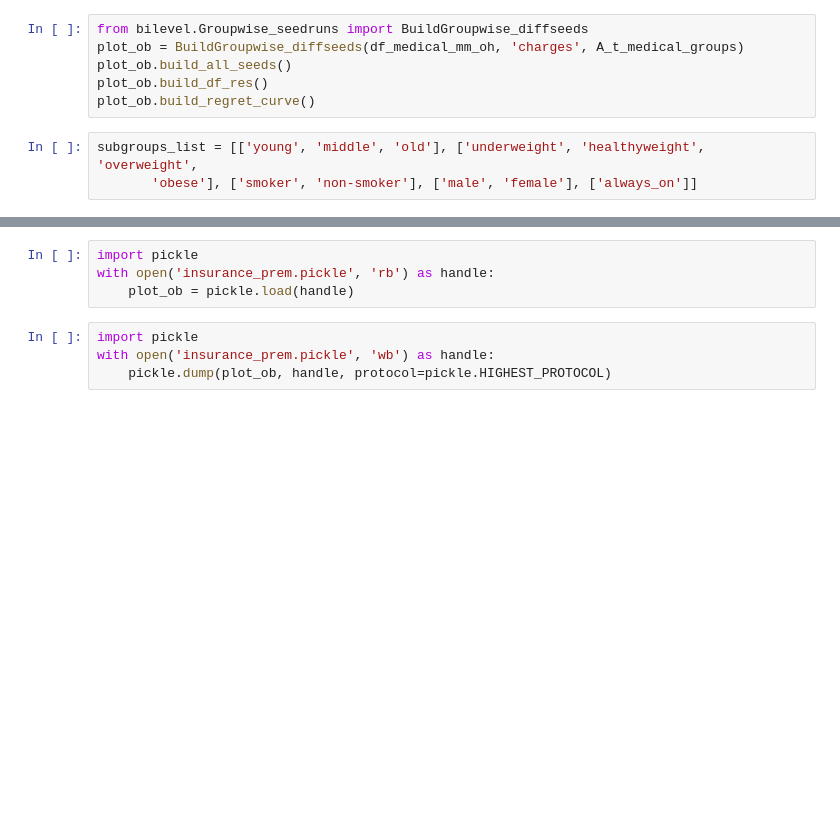
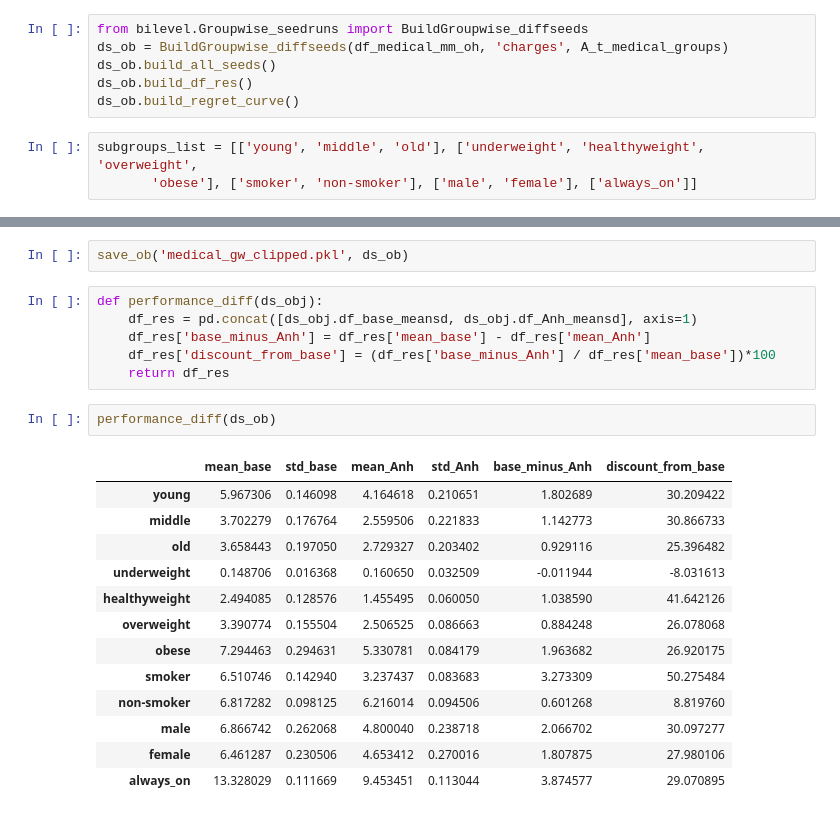
Before and after one commit to krishnacharya/multidecomp, a Jupyter notebook: iclr_res/groupwise_insurancepremium.ipynb, the cells around one changed output, grey strips where cells are left out. Cells and saved outputs as stored; diff of their text form; blank space fills up the shorter version.

```diff
--- a/iclr_res/groupwise_insurancepremium.ipynb
+++ b/iclr_res/groupwise_insurancepremium.ipynb
@@ -60,10 +60,10 @@ always_on        1338.0
 dtype: float64
 # %%
 from bilevel.Groupwise_seedruns import BuildGroupwise_diffseeds
-plot_ob = BuildGroupwise_diffseeds(df_medical_mm_oh, 'charges', A_t_medical_groups)
-plot_ob.build_all_seeds()
-plot_ob.build_df_res()
-plot_ob.build_regret_curve()
+ds_ob = BuildGroupwise_diffseeds(df_medical_mm_oh, 'charges', A_t_medical_groups)
+ds_ob.build_all_seeds()
+ds_ob.build_df_res()
+ds_ob.build_regret_curve()
 # %%
 subgroups_list = [['young', 'middle', 'old'], ['underweight', 'healthyweight', 'overweight',
        'obese'], ['smoker', 'non-smoker'], ['male', 'female'], ['always_on']]
@@ -114,8 +91,24 @@ overweight 386
-# %%
-import pickle
-with open('insurance_prem.pickle', 'rb') as handle:
-    plot_ob = pickle.load(handle)
-# %%
-import pickle
-with open('insurance_prem.pickle', 'wb') as handle:
-    pickle.dump(plot_ob, handle, protocol=pickle.HIGHEST_PROTOCOL)
+# %%
+save_ob('medical_gw_clipped.pkl', ds_ob)
+# %%
+def performance_diff(ds_obj):
+    df_res = pd.concat([ds_obj.df_base_meansd, ds_obj.df_Anh_meansd], axis=1)
+    df_res['base_minus_Anh'] = df_res['mean_base'] - df_res['mean_Anh']
+    df_res['discount_from_base'] = (df_res['base_minus_Anh'] / df_res['mean_base'])*100
+    return df_res
+# %%
+performance_diff(ds_ob)
+# %% [output]
+|  | mean_base | std_base | mean_Anh | std_Anh | base_minus_Anh | discount_from_base |
+| young | 5.967306 | 0.146098 | 4.164618 | 0.210651 | 1.802689 | 30.209422 |
+| middle | 3.702279 | 0.176764 | 2.559506 | 0.221833 | 1.142773 | 30.866733 |
+| old | 3.658443 | 0.197050 | 2.729327 | 0.203402 | 0.929116 | 25.396482 |
+| underweight | 0.148706 | 0.016368 | 0.160650 | 0.032509 | -0.011944 | -8.031613 |
+| healthyweight | 2.494085 | 0.128576 | 1.455495 | 0.060050 | 1.038590 | 41.642126 |
+| overweight | 3.390774 | 0.155504 | 2.506525 | 0.086663 | 0.884248 | 26.078068 |
+| obese | 7.294463 | 0.294631 | 5.330781 | 0.084179 | 1.963682 | 26.920175 |
+| smoker | 6.510746 | 0.142940 | 3.237437 | 0.083683 | 3.273309 | 50.275484 |
+| non-smoker | 6.817282 | 0.098125 | 6.216014 | 0.094506 | 0.601268 | 8.819760 |
+| male | 6.866742 | 0.262068 | 4.800040 | 0.238718 | 2.066702 | 30.097277 |
+| female | 6.461287 | 0.230506 | 4.653412 | 0.270016 | 1.807875 | 27.980106 |
+| always_on | 13.328029 | 0.111669 | 9.453451 | 0.113044 | 3.874577 | 29.070895 |
```
Also changed, not shown: parts of 3 cells of this notebook, 4 other files.
